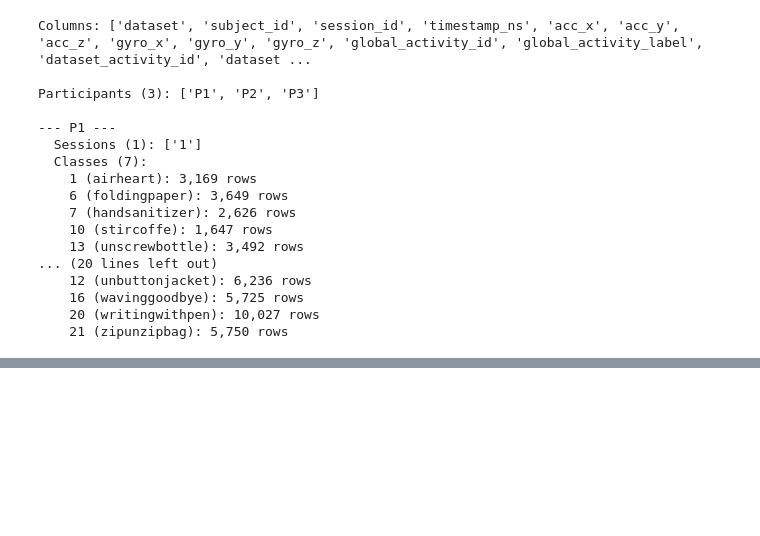
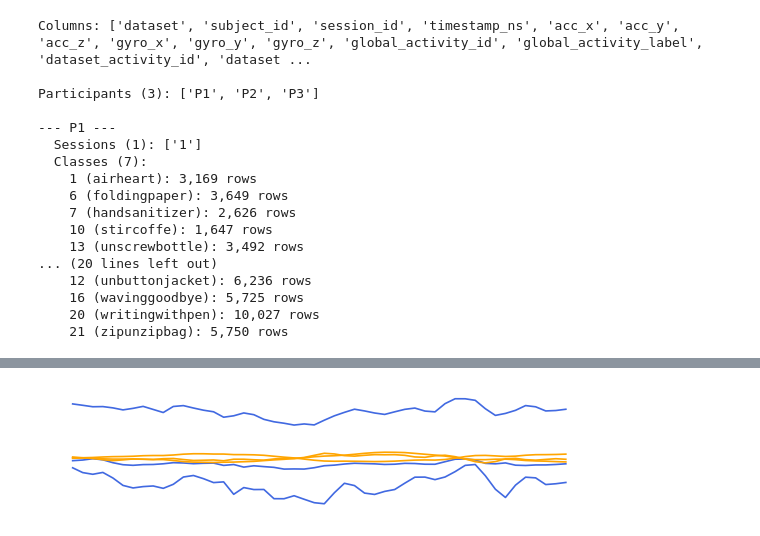
Before and after one commit to Abradshaw1/TransfHAR, a Jupyter notebook: scratch.ipynb, the cells around one changed output, grey strips where cells are left out. Drawn from its saved outputs; the diff is of its cells as text; code cells hidden in the pictures; blank space fills up the shorter version.

```diff
--- a/scratch.ipynb
+++ b/scratch.ipynb
@@ -1762,3 +1762,84 @@ Participants (3): ['P1', 'P2', 'P3']
     16 (wavinggoodbye): 5,725 rows
     20 (writingwithpen): 10,027 rows
     21 (zipunzipbag): 5,750 rows
+# %%
+# Per-activity signal export — raw signal on blank white background
+
+import numpy as np
+import matplotlib.pyplot as plt
+import pyarrow.dataset as ds
+
+plt.rcParams.update(plt.rcParamsDefault)
+
+parquet_path = "/shared/imu_lm/IMULM_master_dataset_v2.parquet"
+pa_ds = ds.dataset(parquet_path, format="parquet")
+
+fs = 50.0
+SECONDS = 1
+N_SAMPLES = int(fs * SECONDS)
+
+acc_cols = ["acc_x", "acc_y", "acc_z"]
+gyro_cols = ["gyro_x", "gyro_y", "gyro_z"]
+sensor_cols = acc_cols + gyro_cols
+label_col = "dataset_activity_label"
+
+ACC_COLOR = "royalblue"
+GYRO_COLOR = "orange"
+
+# ========== CONFIGURE HERE ==========
+DATASET = "samosa"
+ACTIVITIES = [
+    ("Sanding", 10),
+    ("Chopping", 10),
+    ("Brushing_hair", 10),
+    ("Washing_hands", 10),
+]
+# ====================================
+
+for activity_label, skip in ACTIVITIES:
+    print(f"Fetching: {DATASET} / {activity_label}")
+
+    filt = (ds.field("dataset") == DATASET) & (ds.field(label_col) == activity_label)
+    scanner = pa_ds.scanner(columns=["dataset", "subject_id", "session_id"], batch_size=10_000, filter=filt)
+
+    key = None
+    for batch in scanner.to_batches():
+        if len(batch) > 0:
+            key = (str(batch["dataset"][0].as_py()), str(batch["subject_id"][0].as_py()), str(batch["session_id"][0].as_py()))
+            break
+    assert key is not None, f"Activity '{activity_label}' not found in {DATASET}"
+
+    read_cols = [c for c in sensor_cols + [label_col] if c in pa_ds.schema.names]
+    filt2 = (ds.field("dataset") == key[0]) & (ds.field("subject_id") == key[1]) & (ds.field("session_id") == key[2])
+    df = pa_ds.to_table(columns=read_cols, filter=filt2).to_pandas()
+
+    mask = df[label_col] == activity_label
+    indices = np.where(mask.values)[0]
+
+    found, start = 0, indices[0]
+    for idx in indices:
+        if idx + N_SAMPLES <= len(df) and (df[label_col].iloc[idx:idx+N_SAMPLES] == activity_label).all():
+            if found == skip:
+                start = idx
+                break
+            found += 1
+
+    chunk = df.iloc[start:start + N_SAMPLES]
+    t = np.arange(len(chunk)) / fs
+
+    # --- One figure per activity, completely blank background ---
+    fig, ax = plt.subplots(figsize=(7, 1.5))
+    for c in [c for c in acc_cols if c in chunk.columns]:
+        ax.plot(t, chunk[c].values, color=ACC_COLOR, lw=1.2)
+    for c in [c for c in gyro_cols if c in chunk.columns]:
+        ax.plot(t, chunk[c].values, color=GYRO_COLOR, lw=1.2)
+    ax.axis("off")
+
+    name = activity_label.lower()
+    fig.savefig(f"signal_{name}.svg", dpi=300, bbox_inches="tight", pad_inches=0)
+    fig.savefig(f"signal_{name}.pdf", bbox_inches="tight", pad_inches=0)
+    plt.show()
+    print(f"  Saved: signal_{name}.svg / .pdf")
+
+print("\nDone.")
+# %% [output]
@@ -1764,0 +1847 @@ Participants (3): ['P1', 'P2', 'P3']
+[figure, added]
```
Also changed, not shown: parts of 7 cells of this notebook, 15 other files.
